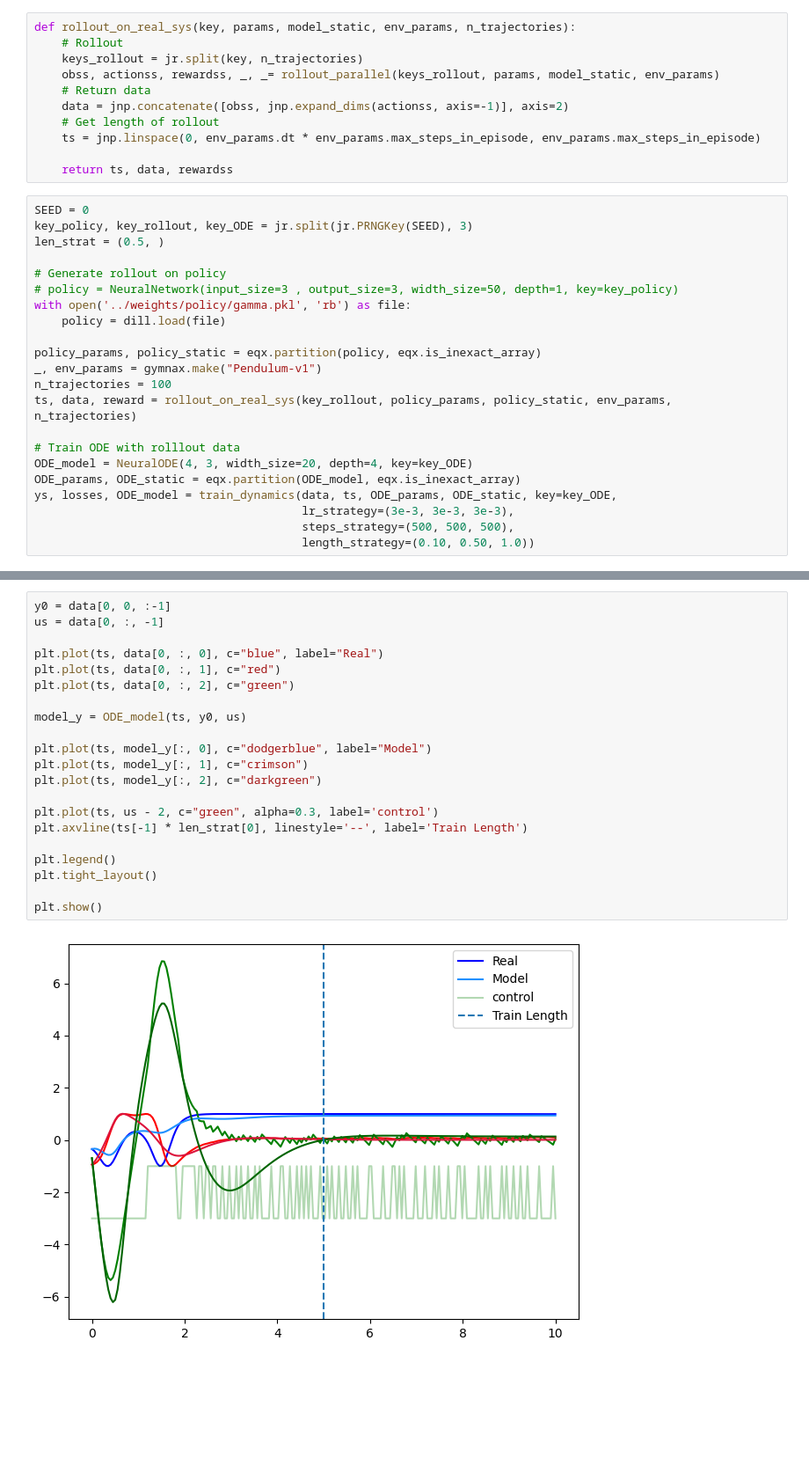
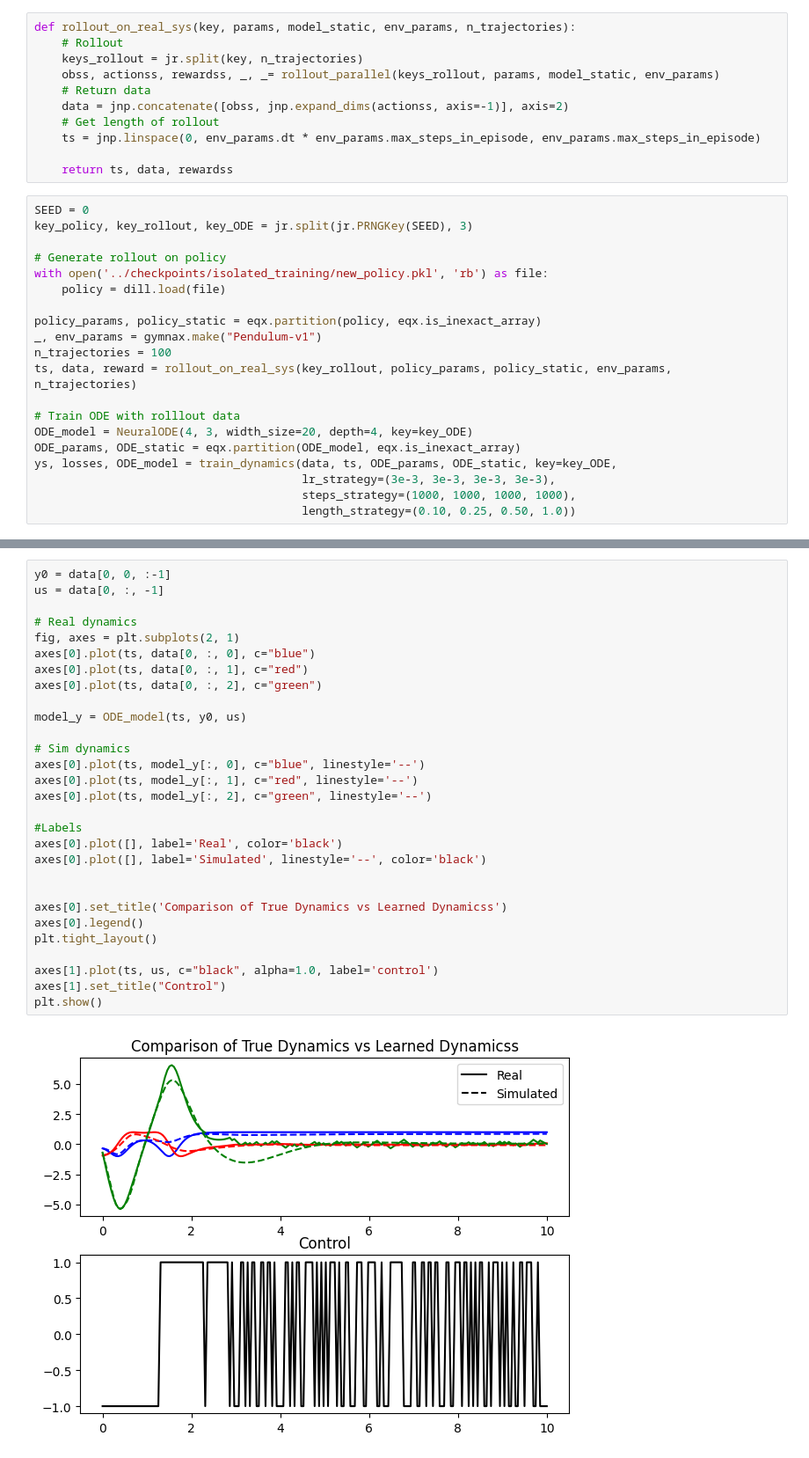
Before and after one commit to M-wag/mpc_pendelum, a Jupyter notebook: _code/train_ode.ipynb, the cells around one changed output, grey strips where cells are left out. Shown at 88% size. Cells and saved outputs as stored; diff of their text form; blank space fills up the shorter version.

```diff
--- a/_code/train_ode.ipynb
+++ b/_code/train_ode.ipynb
@@ -27,11 +28,9 @@ def rollout_on_real_sys(key, params, model_static, env_params, n_trajectories):
 # %%
 SEED = 0
 key_policy, key_rollout, key_ODE = jr.split(jr.PRNGKey(SEED), 3)
-len_strat = (0.5, )
 
 # Generate rollout on policy
-# policy = NeuralNetwork(input_size=3 , output_size=3, width_size=50, depth=1, key=key_policy)
-with open('../weights/policy/gamma.pkl', 'rb') as file:
+with open('../checkpoints/isolated_training/new_policy.pkl', 'rb') as file:
     policy = dill.load(file)
 
 policy_params, policy_static = eqx.partition(policy, eqx.is_inexact_array)
@@ -43,7 +42,7 @@ ts, data, reward = rollout_on_real_sys(key_rollout, policy_params, policy_static
 ODE_model = NeuralODE(4, 3, width_size=20, depth=4, key=key_ODE)
 ODE_params, ODE_static = eqx.partition(ODE_model, eqx.is_inexact_array)
 ys, losses, ODE_model = train_dynamics(data, ts, ODE_params, ODE_static, key=key_ODE,
-                                       lr_strategy=(3e-3, 3e-3, 3e-3),
-                                       steps_strategy=(500, 500, 500),
-                                       length_strategy=(0.10, 0.50, 1.0))
+                                       lr_strategy=(3e-3, 3e-3, 3e-3, 3e-3),
+                                       steps_strategy=(1000, 1000, 1000, 1000),
+                                       length_strategy=(0.10, 0.25, 0.50, 1.0))
 # %% [output]
@@ -70,23 +75,31 @@ Step: 499, Loss: 0.389973521232605, Computation time: 0.01769113540649414
 # %%
 y0 = data[0, 0, :-1]
 us = data[0, :, -1]
 
-plt.plot(ts, data[0, :, 0], c="blue", label="Real")
-plt.plot(ts, data[0, :, 1], c="red")
-plt.plot(ts, data[0, :, 2], c="green")
+# Real dynamics
+fig, axes = plt.subplots(2, 1)
+axes[0].plot(ts, data[0, :, 0], c="blue")
+axes[0].plot(ts, data[0, :, 1], c="red")
+axes[0].plot(ts, data[0, :, 2], c="green")
 
 model_y = ODE_model(ts, y0, us)
 
-plt.plot(ts, model_y[:, 0], c="dodgerblue", label="Model")
-plt.plot(ts, model_y[:, 1], c="crimson")
-plt.plot(ts, model_y[:, 2], c="darkgreen")
+# Sim dynamics
+axes[0].plot(ts, model_y[:, 0], c="blue", linestyle='--')
+axes[0].plot(ts, model_y[:, 1], c="red", linestyle='--')
+axes[0].plot(ts, model_y[:, 2], c="green", linestyle='--')
 
-plt.plot(ts, us - 2, c="green", alpha=0.3, label='control')
-plt.axvline(ts[-1] * len_strat[0], linestyle='--', label='Train Length')
+#Labels
+axes[0].plot([], label='Real', color='black')
+axes[0].plot([], label='Simulated', linestyle='--', color='black')
 
-plt.legend()
+
+axes[0].set_title('Comparison of True Dynamics vs Learned Dynamicss')
+axes[0].legend()
 plt.tight_layout()
 
+axes[1].plot(ts, us, c="black", alpha=1.0, label='control')
+axes[1].set_title("Control")
 plt.show()
 # %% [output]
-[figure, old version]
+[figure, new version]
```
Also changed, not shown: parts of 5 cells of this notebook, 30 other files.
